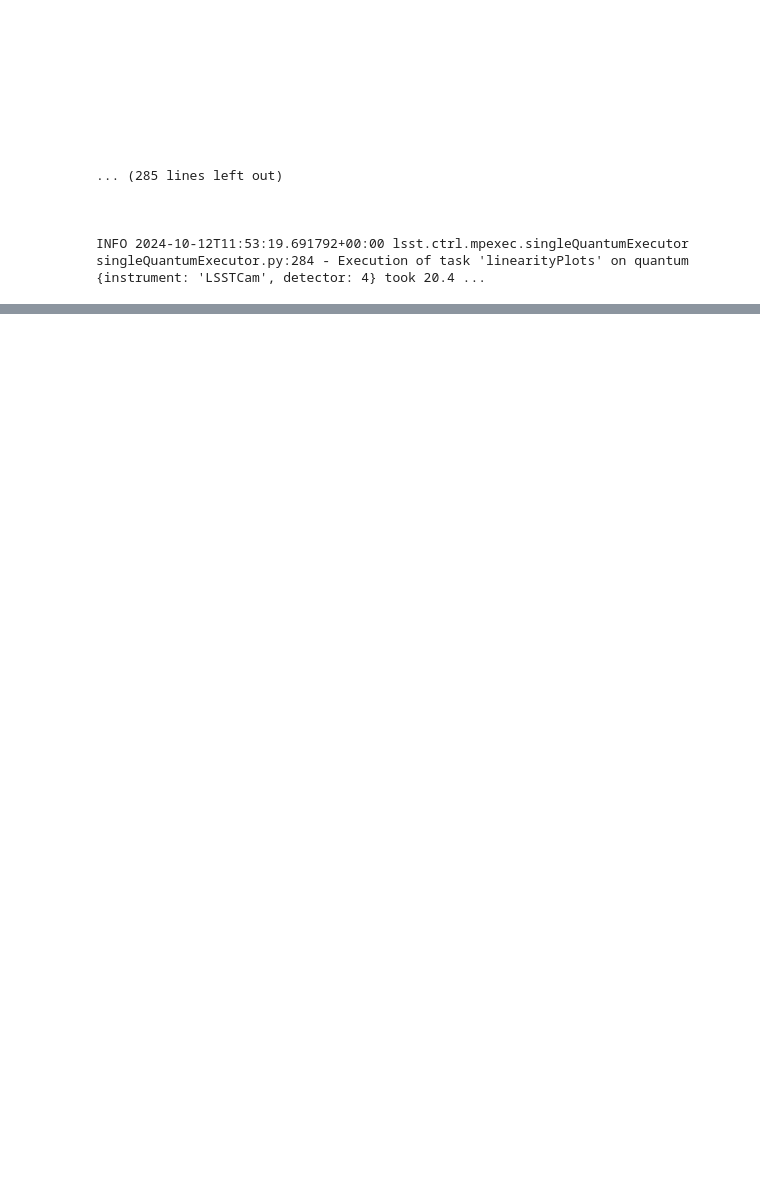
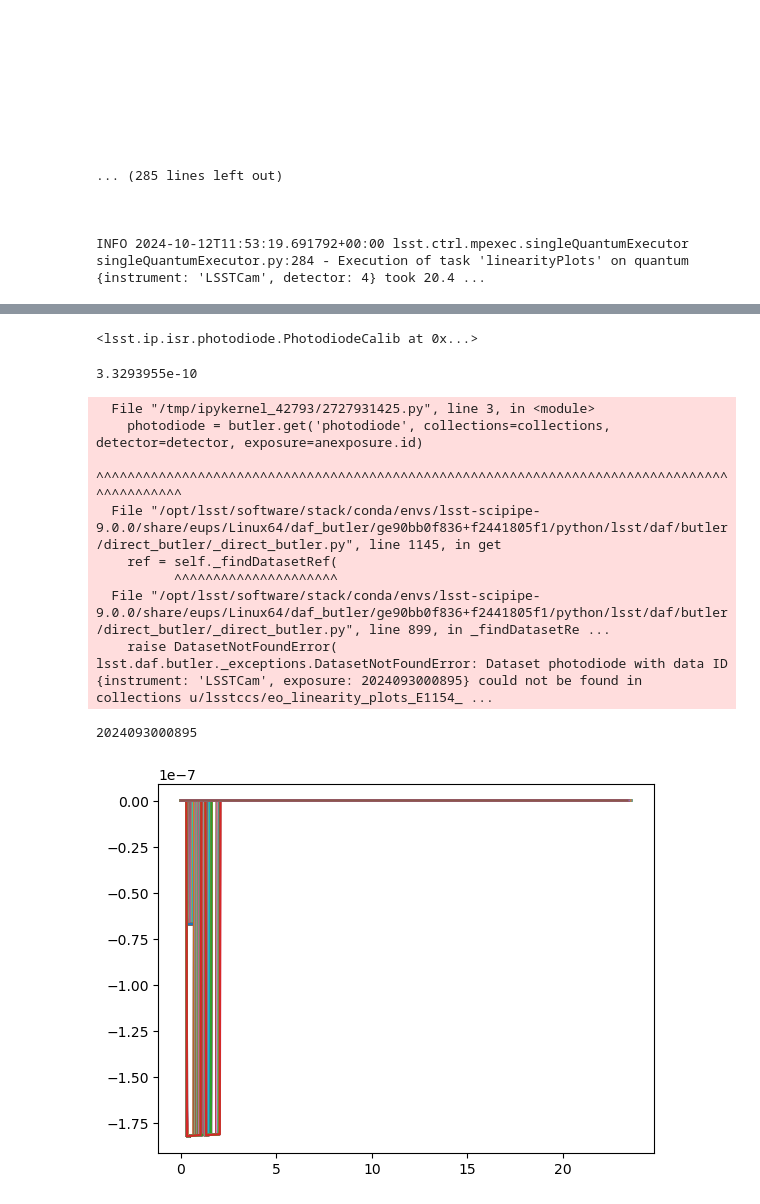
Before and after one commit to youtsumi/Run7, a Jupyter notebook: CheckCollectionsDataSet.ipynb, the cells around one changed output, grey strips where cells are left out. Drawn from its saved outputs; the diff is of its cells as text; code cells hidden in the pictures; blank space fills up the shorter version.

```diff
--- a/CheckCollectionsDataSet.ipynb
+++ b/CheckCollectionsDataSet.ipynb
@@ -89,0 +94,5 @@ INFO 2024-10-12T11:53:19.691792+00:00 lsst.ctrl.mpexec.singleQuantumExecutor sin
+# %%
+
+exposures = list(butler.registry.queryDimensionRecords("exposure",
+                    where=f"exposure.science_program='{run}' and instrument='LSSTCam' and exposure.observation_reason='flat' and exposure.observation_type='flat'"))
+exposures
@@ -89,0 +117,9 @@ INFO 2024-10-12T11:53:19.691792+00:00 lsst.ctrl.mpexec.singleQuantumExecutor sin
+# %%
+photodiode = butler.get('photodiode', collections=collections, detector=detector, exposure=exposures[0].id)
+photodiode
+# %% [output]
+<lsst.ip.isr.photodiode.PhotodiodeCalib at 0x...>
+# %%
+photodiode.integrate()
+# %% [output]
+3.3293955e-10
@@ -89,0 +130,21 @@ INFO 2024-10-12T11:53:19.691792+00:00 lsst.ctrl.mpexec.singleQuantumExecutor sin
+# %%
+for anexposure in tqdm.tqdm(list(exposures)[::]):
+    try:
+        photodiode = butler.get('photodiode', collections=collections, detector=detector, exposure=anexposure.id)
+        table = photodiode.toTable()[0]
+        pylab.plot(table['TIME'].T, table['CURRENT'].T,"-")     ### I think there is a bug in to_Table
+    except:
+        print(anexposure.id)
+        traceback.print_exc()
+# %% [output]
+  File "/tmp/ipykernel_42793/2727931425.py", line 3, in <module>
+    photodiode = butler.get('photodiode', collections=collections, detector=detector, exposure=anexposure.id)
+                 ^^^^^^^^^^^^^^^^^^^^^^^^^^^^^^^^^^^^^^^^^^^^^^^^^^^^^^^^^^^^^^^^^^^^^^^^^^^^^^^^^^^^^^^^^^^^
+  File "/opt/lsst/software/stack/conda/envs/lsst-scipipe-9.0.0/share/eups/Linux64/daf_butler/ge90bb0f836+f2441805f1/python/lsst/daf/butler/direct_butler/_direct_butler.py", line 1145, in get
+    ref = self._findDatasetRef(
+          ^^^^^^^^^^^^^^^^^^^^^
+  File "/opt/lsst/software/stack/conda/envs/lsst-scipipe-9.0.0/share/eups/Linux64/daf_butler/ge90bb0f836+f2441805f1/python/lsst/daf/butler/direct_butler/_direct_butler.py", line 899, in _findDatasetRe ...
+    raise DatasetNotFoundError(
+lsst.daf.butler._exceptions.DatasetNotFoundError: Dataset photodiode with data ID {instrument: 'LSSTCam', exposure: 2024093000895} could not be found in collections u/lsstccs/eo_linearity_plots_E1154_ ...
+2024093000895
+[figure, added]
```
Also changed, not shown: parts of 10 cells of this notebook.
